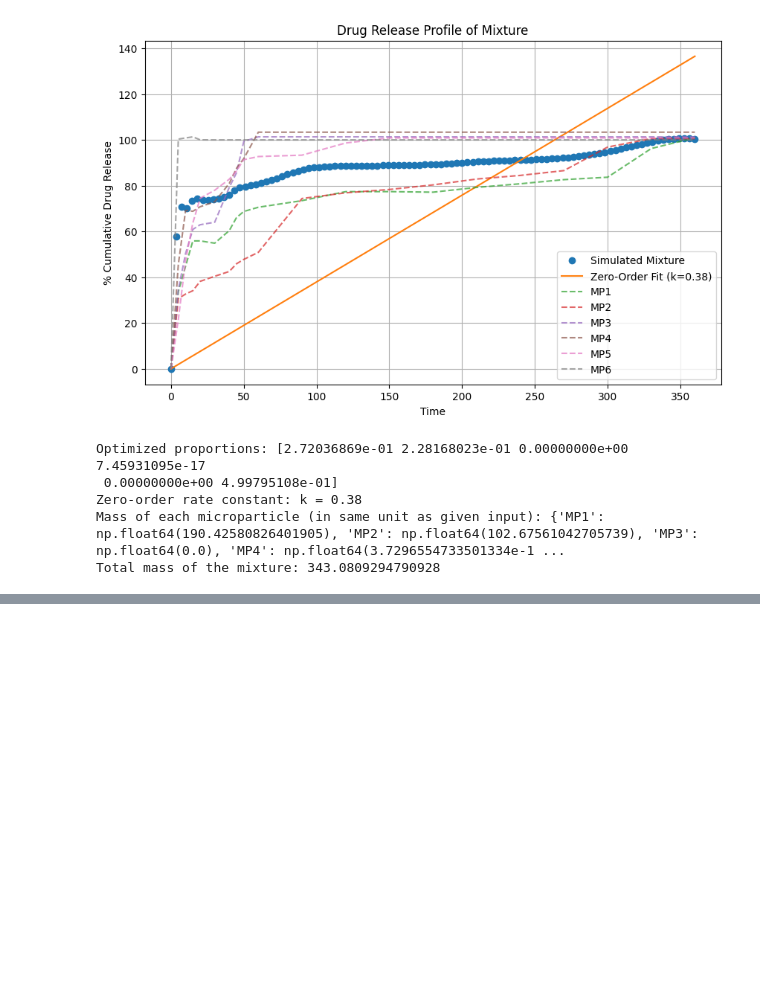
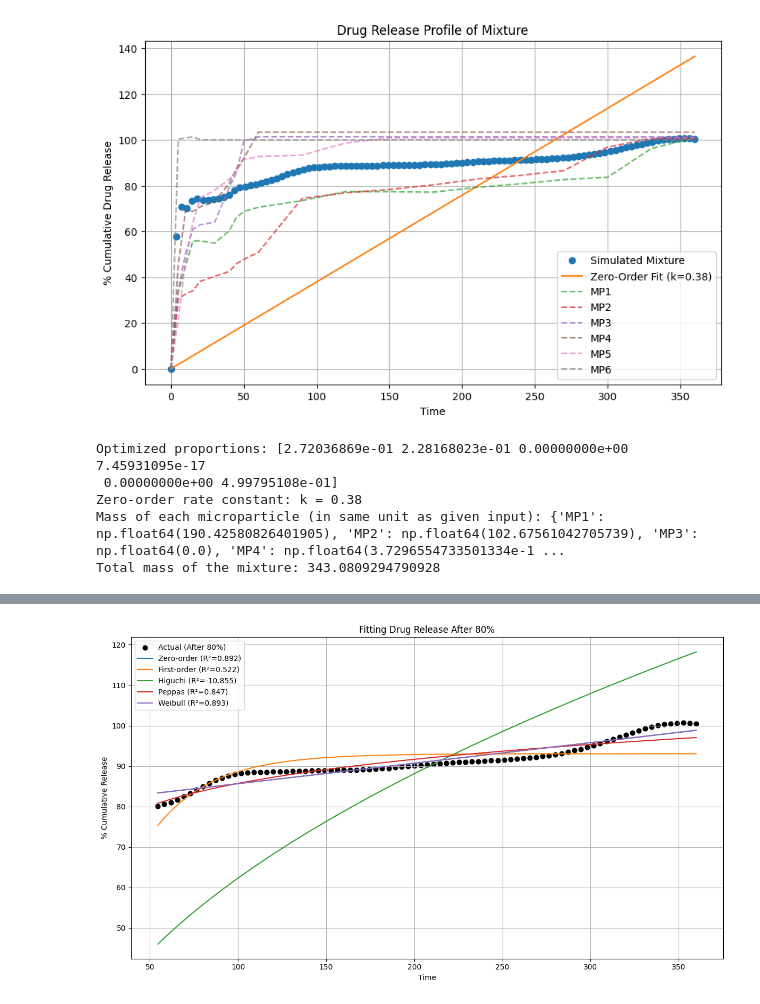
Before and after one commit to Swayamprakashpatel/Release_Simulation, a Jupyter notebook: Microsphere_Release_Simulation_Updated.ipynb, the cells around one changed output, grey strips where cells are left out. Cells and saved outputs as stored; diff of their text form; code cells hidden in the pictures; blank space fills up the shorter version.

```diff
--- a/Microsphere_Release_Simulation_Updated.ipynb
+++ b/Microsphere_Release_Simulation_Updated.ipynb
@@ -1102,0 +1173,85 @@ Total mass of the mixture: 343.0809294790928
+# %%
+import numpy as np
+import pandas as pd
+import matplotlib.pyplot as plt
+from scipy.optimize import curve_fit
+from sklearn.metrics import r2_score
+
+# Load the simulated release profile
+data = pd.read_csv('simulated_release.csv')
+
+# Extract time and release
+time = data['Time'].values
+release = data['CumulativeRelease'].values
+
+# Filter data after 80% release
+release_80_index = np.where(release >= 80)[0][0]
+t_80 = time[release_80_index:]
+r_80 = release[release_80_index:]
+
+# Define kinetic models
+
+def zero_order(t, k, C0):
+    return k * t + C0
+
+def first_order(t, k, C0):
+    return C0 * (1 - np.exp(-k * t))
+
+def higuchi(t, k):
+    return k * np.sqrt(t)
+
+def korsmeyer_peppas(t, k, n):
+    return k * t**n
+
+def weibull(t, a, b, c):
+    return a * (1 - np.exp(-((t - c) / b)**1.2))
+
+# Fit each model and calculate R^2
+models = {
+    "Zero-order": (zero_order, [0.1, 80]),
+    "First-order": (first_order, [0.01, 100]),
+    "Higuchi": (higuchi, [1]),
+    "Peppas": (korsmeyer_peppas, [1, 0.5]),
+    "Weibull": (weibull, [100, 10, 0])
+}
+
+fitted_curves = {}
+r_squared = {}
+parameters = {}
+
+for name, (model_func, p0) in models.items():
+    try:
+        params, _ = curve_fit(model_func, t_80, r_80, p0=p0, maxfev=10000)
+        fitted = model_func(t_80, *params)
+        fitted_curves[name] = fitted
+        r_squared[name] = r2_score(r_80, fitted)
+        parameters[name] = params
+    except RuntimeError:
+        print(f"⚠️ Could not fit {name}")
+        r_squared[name] = 0
+        fitted_curves[name] = np.full_like(t_80, np.nan)
+        parameters[name] = []
+
+# Plotting
+plt.figure(figsize=(12, 7))
+plt.scatter(t_80, r_80, label='Actual (After 80%)', color='black', s=40)
+
+for name, curve in fitted_curves.items():
+    plt.plot(t_80, curve, label=f'{name} (R²={r_squared[name]:.3f})')
+
+plt.xlabel('Time')
+plt.ylabel('% Cumulative Release')
+plt.title('Fitting Drug Release After 80%')
+plt.legend()
+plt.grid(True)
+plt.tight_layout()
+plt.show()
+
+# Print Parameters
+for name, params in parameters.items():
+    print(f"\n{name} model parameters:")
+    for i, val in enumerate(params):
+        print(f"  Param {i+1}: {val:.4f}")
+    print(f"  R²: {r_squared[name]:.4f}")
+# %% [output]
+[figure, added]
```
Also changed, not shown: parts of 3 cells of this notebook.
